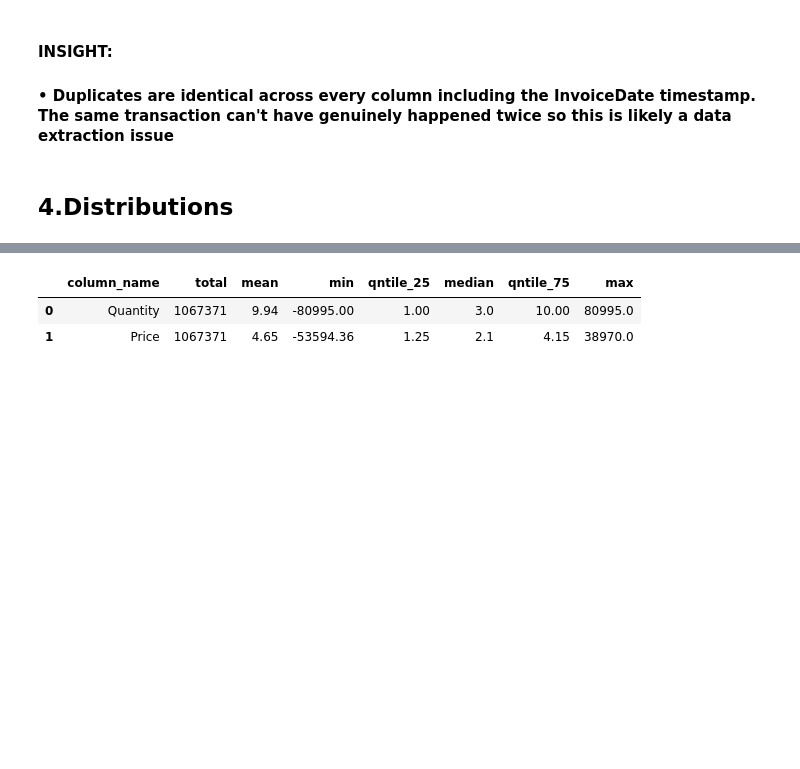
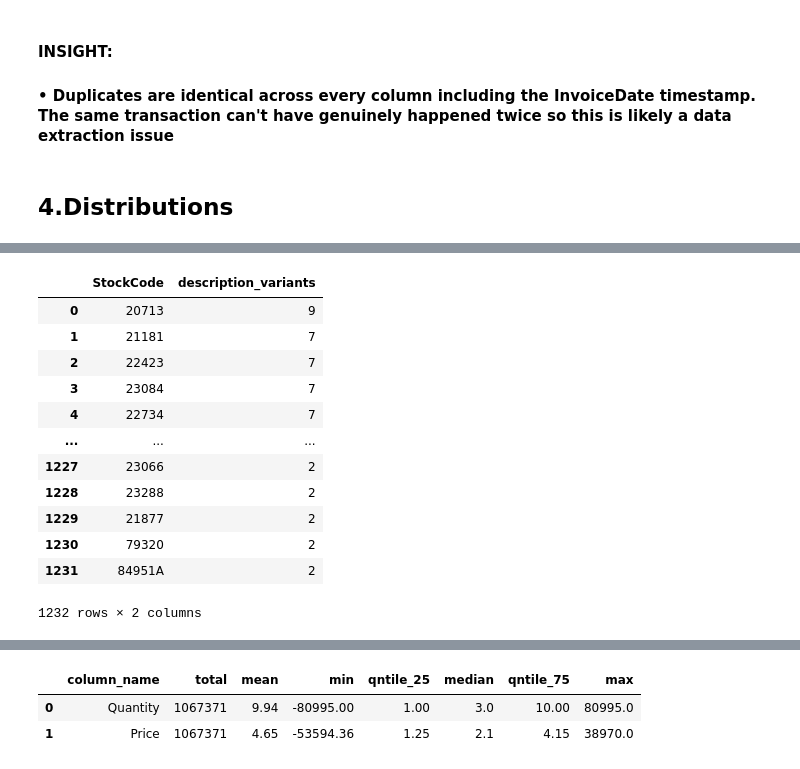
Before and after one commit to Hahm7/online_retail_analysis, a Jupyter notebook: notebooks/audit.ipynb, the cells around one changed output, grey strips where cells are left out. Saved outputs shown, nothing was run; the diff lists cells and outputs as text; code cells hidden in the pictures; blank space fills up the shorter version.

```diff
--- a/notebooks/audit.ipynb
+++ b/notebooks/audit.ipynb
@@ -289,0 +290,32 @@ con.execute("""
+# %%
+# Checking whether every stock code maps to exactly one description
+
+con.execute("""
+    SELECT
+        StockCode,
+        COUNT(DISTINCT Description) AS description_variants
+    FROM
+        raw_retail
+    WHERE
+        Description IS NOT NULL
+    GROUP BY
+        StockCode
+    HAVING
+        COUNT(DISTINCT Description) > 1
+    ORDER BY
+        description_variants DESC
+""").fetchdf()
+# %% [output]
+|  | StockCode | description_variants |
+| 0 | 20713 | 9 |
+| 1 | 21181 | 7 |
+| 2 | 22423 | 7 |
+| 3 | 23084 | 7 |
+| 4 | 22734 | 7 |
+| ... | ... | ... |
+| 1227 | 23066 | 2 |
+| 1228 | 23288 | 2 |
+| 1229 | 21877 | 2 |
+| 1230 | 79320 | 2 |
+| 1231 | 84951A | 2 |
+1232 rows × 2 columns
```
Also changed, not shown: parts of 7 cells of this notebook, 2 other files.
